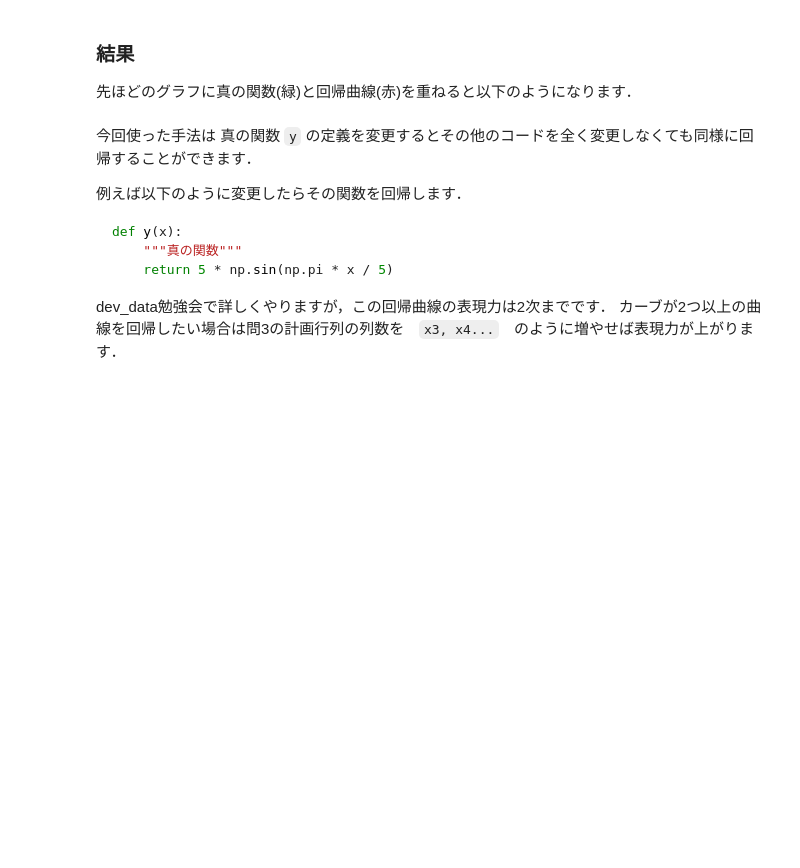
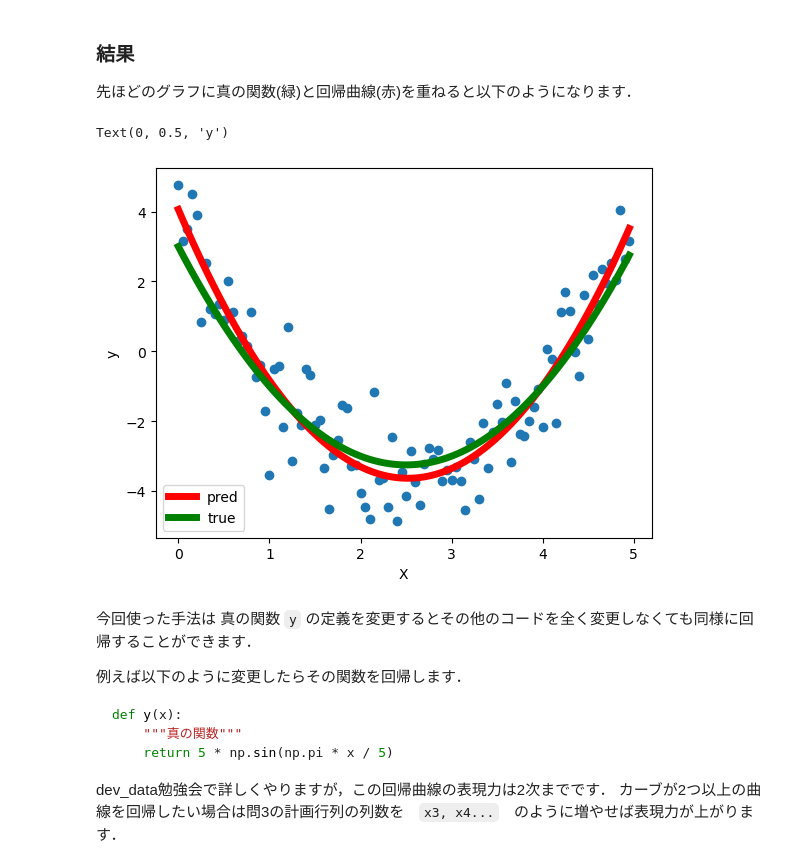
Before and after one commit to yamamoriyouhei/Basic_Python, a Jupyter notebook: numpy_quiz.ipynb, the cells around one changed output. Cells and saved outputs as stored; diff of their text form; code cells hidden in the pictures; blank space fills up the shorter version.

```diff
--- a/numpy_quiz.ipynb
+++ b/numpy_quiz.ipynb
@@ -23,3 +20,6 @@ noise = #TODO
+# %%
+x = np.arange(0, 5, 0.05)
+noise = np.random.randn(100)
 # %% [markdown]
 ---
 # %% [markdown]
@@ -42,3 +40,5 @@ t = #TODO
+# %%
+t = y(x) + noise
 # %% [markdown]
 matplotlib で可視化すると以下のようなグラフになります．
 scatter → 散布図
@@ -87,0 +89,5 @@ X = #TODO
+# %%
+x0 = np.ones(len(x))
+x1 = x
+x2 = x**2
+X = np.array([x0, x1, x2]).T
@@ -103,7 +127,8 @@ $ \mathbf{w} = (X^T X)^{-1} X^T \mathbf{t} $
 
 行列の積が多い場合は`np.dot`を使わない方が簡潔に書けます．
 # %%
-w0, w1, w2 = #TODO
+W = np.linalg.inv(X.T@X) @ X.T @ t
+w0, w1, w2 = W[0], W[1], W[2]
 pred_y = w0 + w1 * x + w2 * x ** 2
 # %% [markdown]
 ---
@@ -114,8 +139,13 @@ pred_y = w0 + w1 * x + w2 * x ** 2
 # %%
 plt.scatter(x, t)
 plt.plot(x, pred_y, linewidth=5, color="red", label="pred")
 plt.plot(x, y(x), linewidth=5, color="green", label="true")
 plt.legend()
+plt.xlabel("X")
+plt.ylabel("y")
+# %% [output]
+Text(0, 0.5, 'y')
+[figure, added]
 # %% [markdown]
 今回使った手法は 真の関数 `y` の定義を変更するとその他のコードを全く変更しなくても同様に回帰することができます．
 
```
Also changed, not shown: parts of 5 cells of this notebook.
